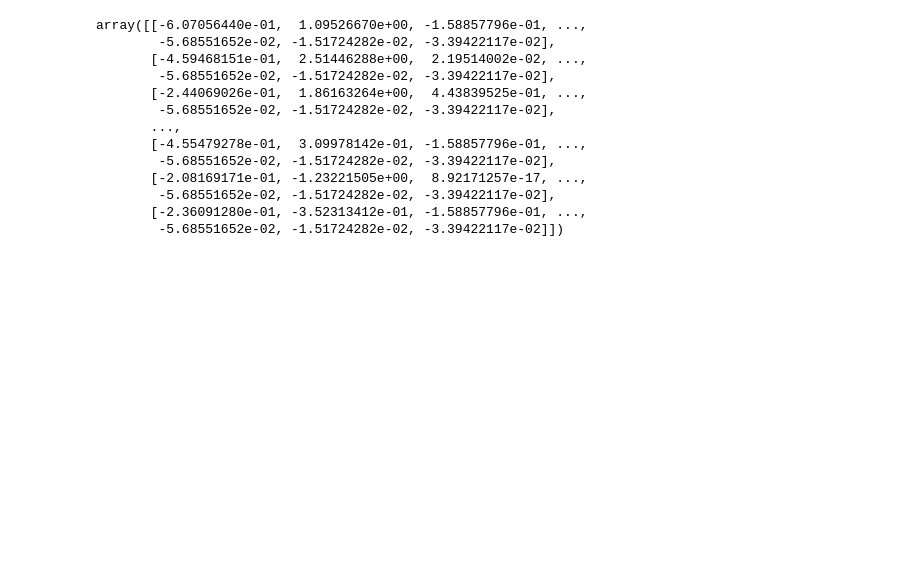
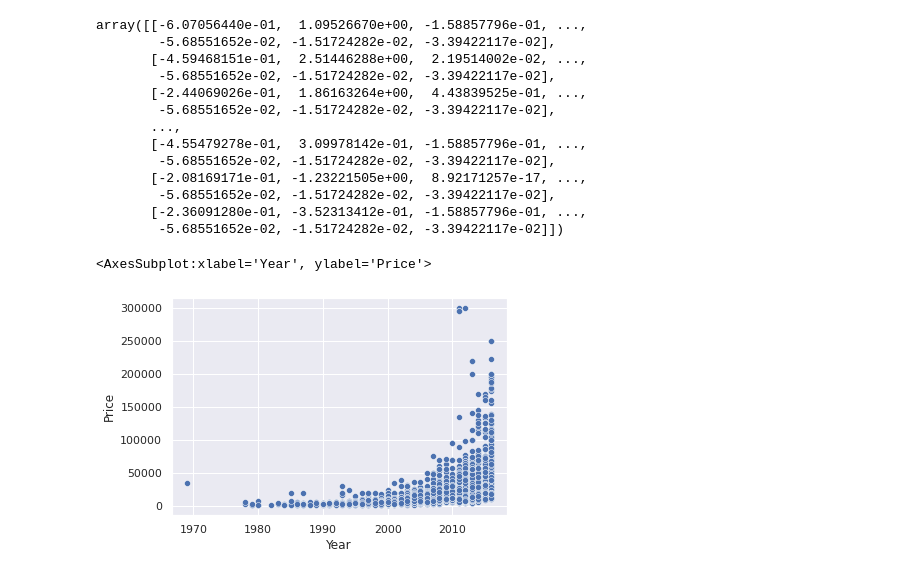
Before and after one commit to AkshadC/AI_ML, a Jupyter notebook: DS_BDA/Assignment1_Data_Wrangling_1.ipynb, the cells around one changed output. Cells and saved outputs as stored; diff of their text form; code cells hidden in the pictures; blank space fills up the shorter version.

```diff
--- a/DS_BDA/Assignment1_Data_Wrangling_1.ipynb
+++ b/DS_BDA/Assignment1_Data_Wrangling_1.ipynb
@@ -13,5 +13,8 @@ the data types (i.e., character, numeric, integer, factor, and logical) of the v
 data set. If variables are not in the correct data type, apply proper type conversions.
 6. Turn categorical variables into quantitative variables in Python.
 # %%
+#1. Import all the required Python Libraries.
 import pandas as pd
 from sklearn.preprocessing import StandardScaler
+import seaborn as sns
+sns.set()
@@ -120,3 +139,8 @@ array([[-6.07056440e-01,  1.09526670e+00, -1.58857796e-01, ...,
         -5.68551652e-02, -1.51724282e-02, -3.39422117e-02],
        [-2.36091280e-01, -3.52313412e-01, -1.58857796e-01, ...,
         -5.68551652e-02, -1.51724282e-02, -3.39422117e-02]])
+# %%
+sns.scatterplot(df_with_dummies['Year'],df_with_dummies['Price'])
+# %% [output]
+<AxesSubplot:xlabel='Year', ylabel='Price'>
+[figure, added]
```
Also changed, not shown: parts of 7 cells of this notebook, 5 other files.
